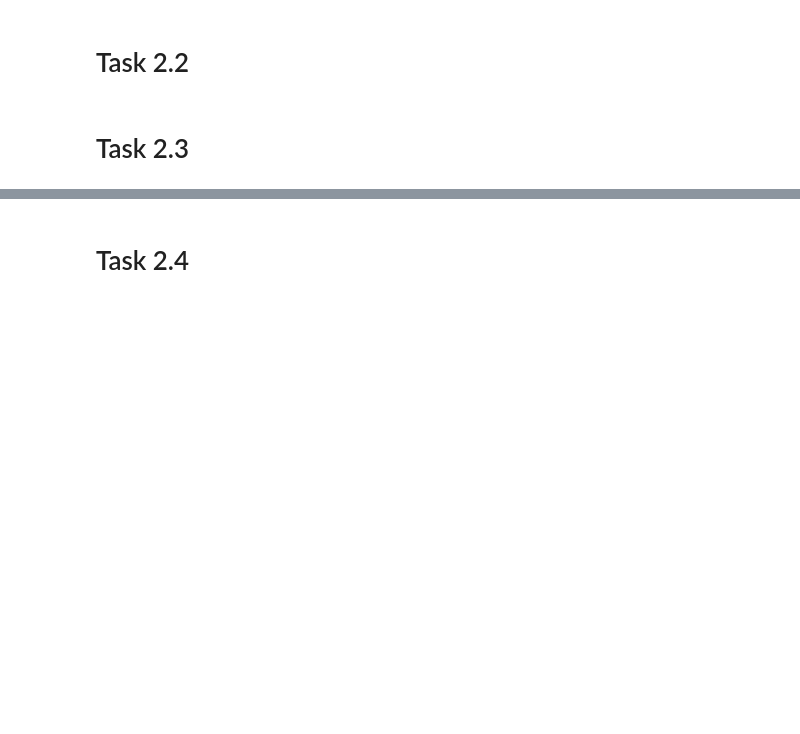
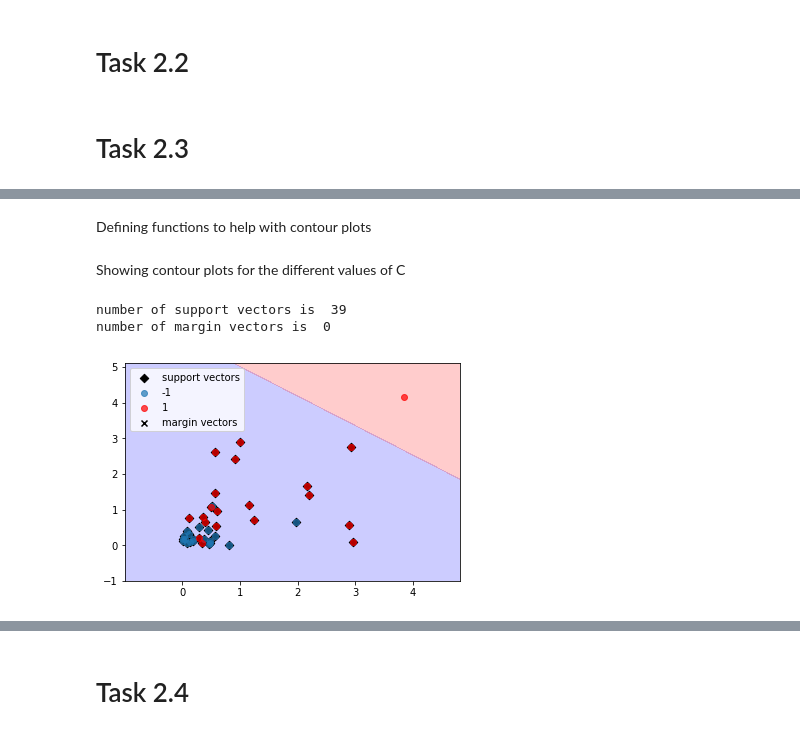
Before and after one commit to JWuzyk/Machine-Learning-Practical-Lab, a Jupyter notebook: Sheet 2.ipynb, the cells around one changed output, grey strips where cells are left out. Cells and saved outputs as stored; diff of their text form; code cells hidden in the pictures; blank space fills up the shorter version.

```diff
--- a/Sheet 2.ipynb
+++ b/Sheet 2.ipynb
@@ -10,7 +10,7 @@ from sklearn.model_selection import GridSearchCV
 # %%
 #defines function used in one step algorithm with function input a vector z
 def SVMfunc(z, x, y, beta, bias):
-    return (bias + sum(beta[l]*y[l]*np.dot(z, x[l]) for l in range(len(beta))))
+    return bias + sum([beta[l]*y[l]*np.dot(z, x[l]) for l in range(len(beta))])
 
 def SVMfunc2(z, x, y, beta, bias):
     ans=bias+(y*(z@x.T))@beta
@@ -80,0 +93,46 @@ def SMO(x, y, iterations, C):
+# %% [markdown]
+Defining functions to help with contour plots
+# %%
+#Given a function func, gives the contour plot with hyperplane corresponding to func = value
+def conplot(func, value, maxx, minx, maxy, miny):
+
+    #create meshgrid using the given min and max x,y values
+    t = np.arange(minx-1, maxx+1, 0.1)
+    s = np.arange(miny-1, maxy+1, 0.1)
+    p,q = np.meshgrid(t, s)
+
+    funcArgs = np.array([p.flatten(), q.flatten()]).T
+    r = func(funcArgs)
+    r= np.reshape(r, p.shape)
+
+    plt.contourf(t,s,r,[-99999,value,99999], colors=['blue','red'],alpha=0.2)
+# %%
+def SMO_conplot(beta, C, func):
+    z1=x_train[beta>0]
+    print('number of support vectors is ', len(z1))
+    z2=x_train[np.logical_and(beta>0, beta1<C)]
+    print('number of margin vectors is ', len(z2))
+
+    maxx = np.max(x_train[:,0])
+    maxy = np.max(x_train[:,1])
+    minx = np.min(x_train[:,0])
+    miny = np.min(x_train[:,1])
+
+    conplot(func, 0, maxx, minx, maxy, miny)
+    plt.scatter(z1[:,0], z1[:,1], label = 'support vectors', color = 'black', marker = 'D')
+    plt.scatter(x_train[:20,0], x_train[:20,1], label = '-1', alpha = 0.7)
+    plt.scatter(x_train[20:,0], x_train[20:,1], label = '1', color = 'red', alpha = 0.7)
+    plt.scatter(z2[:,0], z2[:,1], label = 'margin vectors', color = 'black', marker = 'x')
+    plt.legend()
+# %% [markdown]
+Showing contour plots for the different values of C
+# %%
+#Gives hyperplane for C=0.01
+def funcPlot1(z):
+    return SVMfunc(z, x_train, y_train, beta1, bias1)
+
+SMO_conplot(beta1, 0.01, funcPlot1)
+# %% [output]
+number of support vectors is  39
+number of margin vectors is  0
+[figure, added]
```
Also changed, not shown: parts of 35 cells of this notebook.
